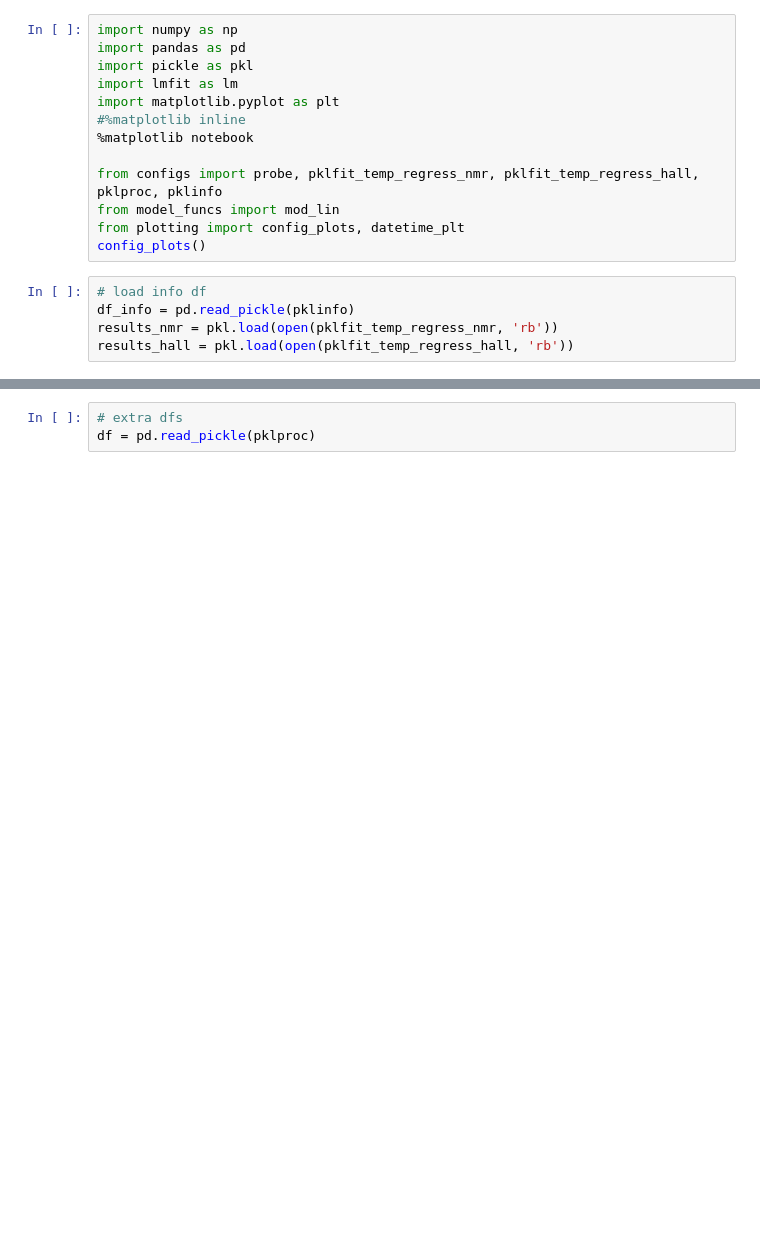
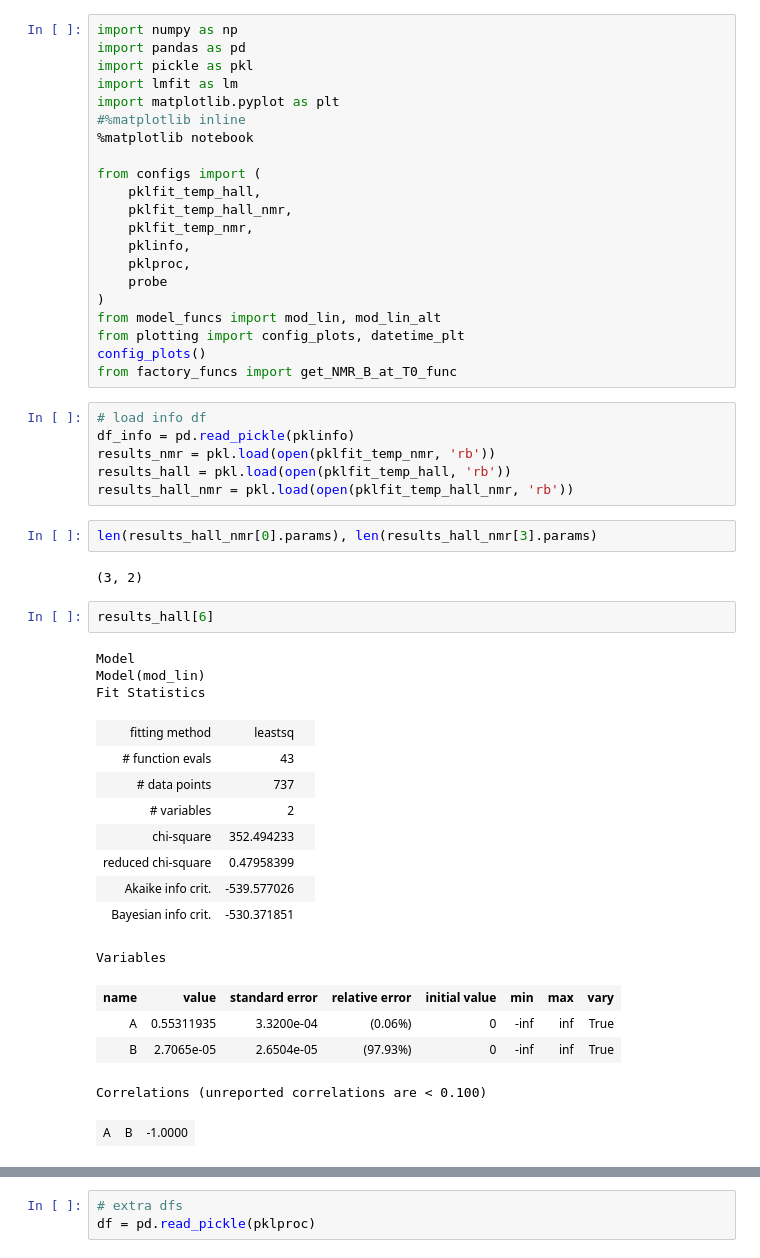
Before and after one commit to ckampa13/hallprobecalib, a Jupyter notebook: scripts/magnet_ramp_Feb_2021/Scratch-Loading_Processed_Data.ipynb, the cells around one changed output, grey strips where cells are left out. Saved outputs shown, nothing was run; the diff lists cells and outputs as text; blank space fills up the shorter version.

```diff
--- a/scripts/magnet_ramp_Feb_2021/Scratch-Loading_Processed_Data.ipynb
+++ b/scripts/magnet_ramp_Feb_2021/Scratch-Loading_Processed_Data.ipynb
@@ -7,12 +7,45 @@ import matplotlib.pyplot as plt
 #%matplotlib inline
 %matplotlib notebook
 
-from configs import probe, pklfit_temp_regress_nmr, pklfit_temp_regress_hall, pklproc, pklinfo
-from model_funcs import mod_lin
+from configs import (
+    pklfit_temp_hall,
+    pklfit_temp_hall_nmr,
+    pklfit_temp_nmr,
+    pklinfo,
+    pklproc,
+    probe
+)
+from model_funcs import mod_lin, mod_lin_alt
 from plotting import config_plots, datetime_plt
 config_plots()
+from factory_funcs import get_NMR_B_at_T0_func
 # %%
 # load info df
 df_info = pd.read_pickle(pklinfo)
-results_nmr = pkl.load(open(pklfit_temp_regress_nmr, 'rb'))
-results_hall = pkl.load(open(pklfit_temp_regress_hall, 'rb'))
+results_nmr = pkl.load(open(pklfit_temp_nmr, 'rb'))
+results_hall = pkl.load(open(pklfit_temp_hall, 'rb'))
+results_hall_nmr = pkl.load(open(pklfit_temp_hall_nmr, 'rb'))
+# %%
+len(results_hall_nmr[0].params), len(results_hall_nmr[3].params)
+# %% [output]
+(3, 2)
+# %%
+results_hall[6]
+# %% [output]
+Model
+Model(mod_lin)
+Fit Statistics
+| fitting method | leastsq |  |
+| # function evals | 43 |  |
+| # data points | 737 |  |
+| # variables | 2 |  |
+| chi-square | 352.494233 |  |
+| reduced chi-square | 0.47958399 |  |
+| Akaike info crit. | -539.577026 |  |
+| Bayesian info crit. | -530.371851 |  |
+Variables
+| name | value | standard error | relative error | initial value | min | max | vary |
+| A | 0.55311935 | 3.3200e-04 | (0.06%) | 0 | -inf | inf | True |
+| B | 2.7065e-05 | 2.6504e-05 | (97.93%) | 0 | -inf | inf | True |
+Correlations (unreported correlations are < 0.100)
+| A | B | -1.0000 |
```
Also changed, not shown: parts of 19 cells of this notebook, 5 other files.
